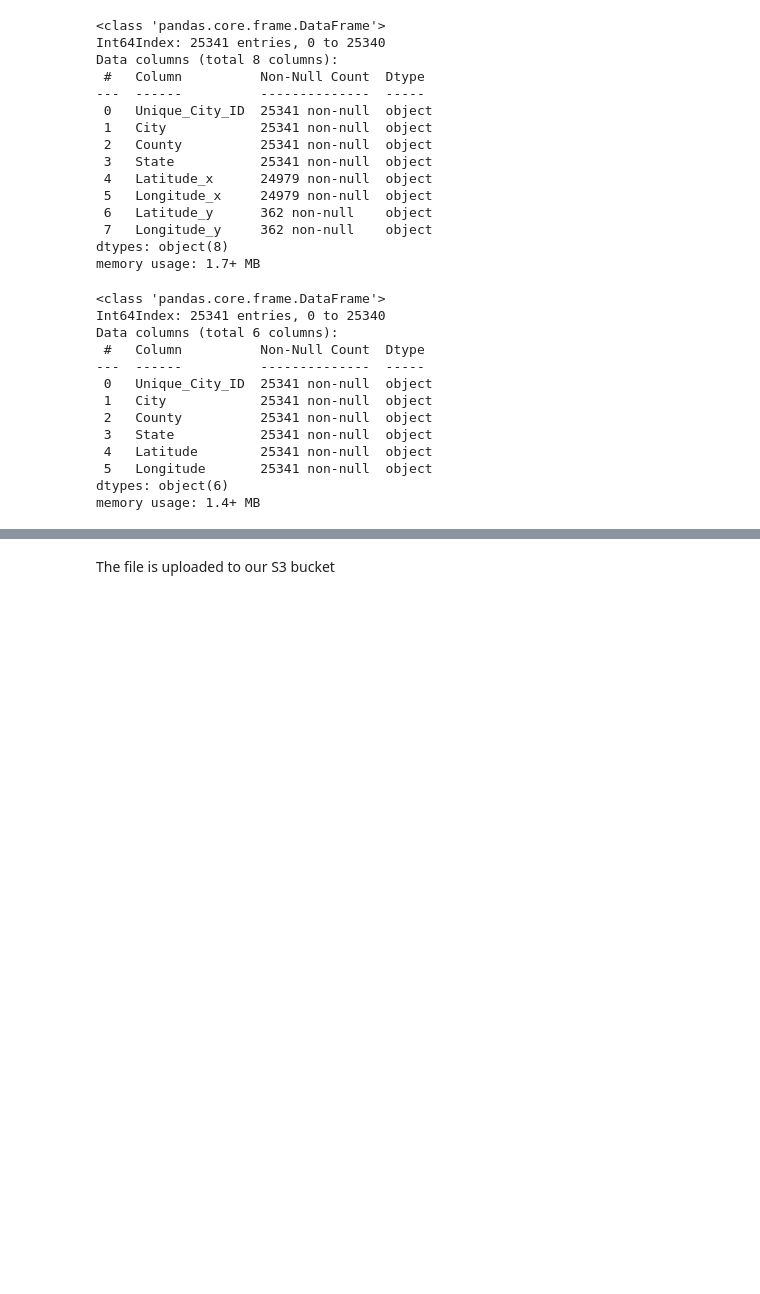
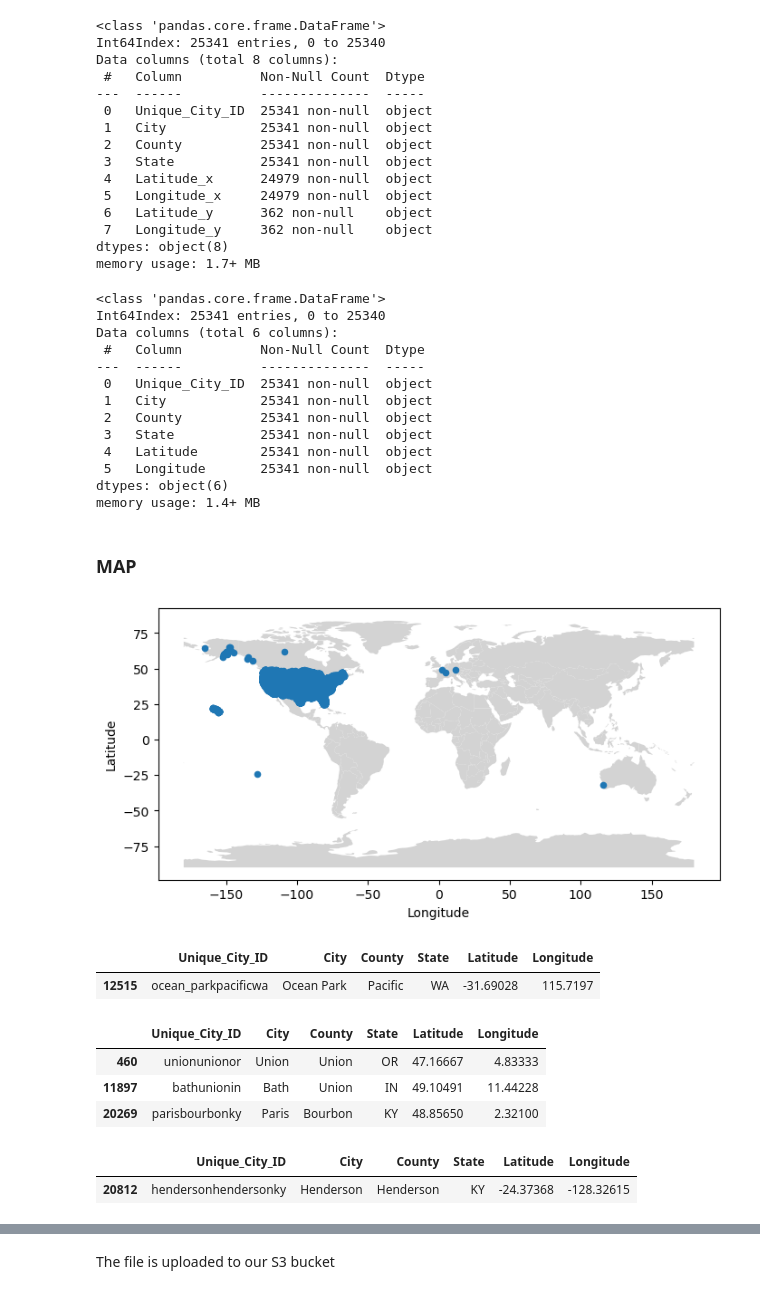
Before and after one commit to julicaro31/GRUPO_07-PF_DS4, a Jupyter notebook: extract_transform/get_coordinates.ipynb, the cells around one changed output, grey strips where cells are left out. Saved outputs shown, nothing was run; the diff lists cells and outputs as text; code cells hidden in the pictures; blank space fills up the shorter version.

```diff
--- a/extract_transform/get_coordinates.ipynb
+++ b/extract_transform/get_coordinates.ipynb
@@ -359,3 +359,5 @@ Data columns (total 6 columns):
  5   Longitude       25341 non-null  object
 dtypes: object(6)
 memory usage: 1.4+ MB
+# %% [markdown]
+### MAP
@@ -361,0 +367,18 @@ memory usage: 1.4+ MB
+# %%
+countries = gpd.read_file(gpd.datasets.get_path("naturalearth_lowres"))
+# %%
+fig, ax = plt.subplots(figsize=(8,6))
+
+countries.plot(color="lightgrey",ax=ax)
+
+cities_2.plot(x="Longitude", y="Latitude", kind="scatter",ax=ax)
+plt.xlabel('Longitude')
+plt.ylabel('Latitude')
+plt.show()
+# %% [output]
+[figure, added]
+# %%
+cities_2[(cities_2.Longitude>0)&(cities_2.Latitude<0)]
+# %% [output]
+|  | Unique_City_ID | City | County | State | Latitude | Longitude |
+| 12515 | ocean_parkpacificwa | Ocean Park | Pacific | WA | -31.69028 | 115.7197 |
@@ -361,0 +388,7 @@ memory usage: 1.4+ MB
+# %%
+cities_2[(cities_2.Longitude>0)]
+# %% [output]
+|  | Unique_City_ID | City | County | State | Latitude | Longitude |
+| 460 | unionunionor | Union | Union | OR | 47.16667 | 4.83333 |
+| 11897 | bathunionin | Bath | Union | IN | 49.10491 | 11.44228 |
+| 20269 | parisbourbonky | Paris | Bourbon | KY | 48.85650 | 2.32100 |
@@ -361,0 +404,5 @@ memory usage: 1.4+ MB
+# %%
+cities_2[(cities_2.Longitude<0)&(cities_2.Latitude<0)]
+# %% [output]
+|  | Unique_City_ID | City | County | State | Latitude | Longitude |
+| 20812 | hendersonhendersonky | Henderson | Henderson | KY | -24.37368 | -128.32615 |
```
Also changed, not shown: parts of 9 cells of this notebook, 1 other file.
